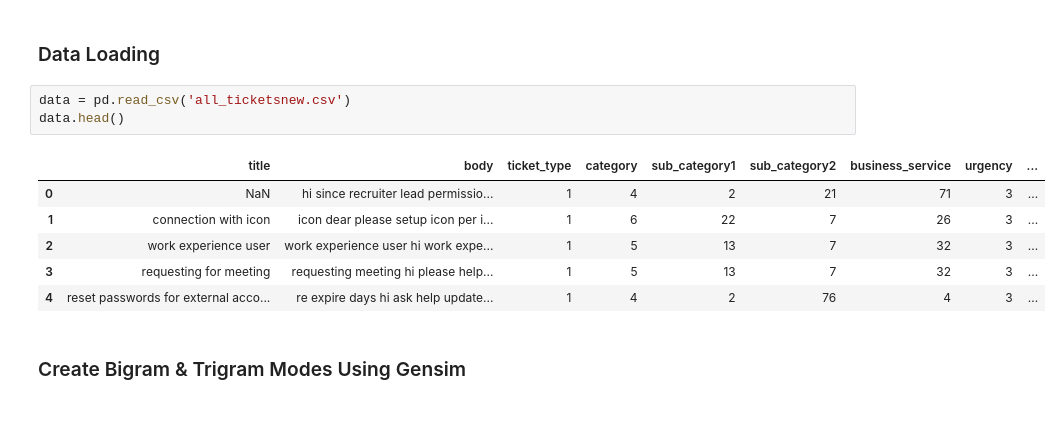
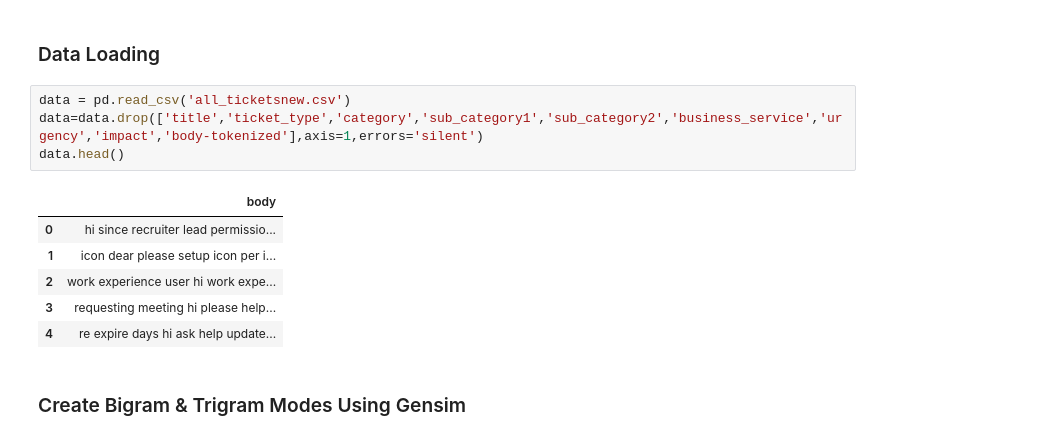
Before and after one commit to abhi1512/Service-Request_Classification, a Jupyter notebook: IncidentThemesTopicModelling.ipynb, the cells around one changed output. Drawn from its saved outputs; the diff is of its cells as text.

```diff
--- a/IncidentThemesTopicModelling.ipynb
+++ b/IncidentThemesTopicModelling.ipynb
@@ -104,14 +104,15 @@ Solving for the current objective we will be using python version 3.7.6
 ### Data Loading
 # %%
 data = pd.read_csv('all_ticketsnew.csv')
+data=data.drop(['title','ticket_type','category','sub_category1','sub_category2','business_service','urgency','impact','body-tokenized'],axis=1,errors='silent')
 data.head()
 # %% [output]
-|  | title | body | ticket_type | category | sub_category1 | sub_category2 | business_service | urgency | ... |
-| 0 | NaN | hi since recruiter lead permissio... | 1 | 4 | 2 | 21 | 71 | 3 | ... |
-| 1 | connection with icon | icon dear please setup icon per i... | 1 | 6 | 22 | 7 | 26 | 3 | ... |
-| 2 | work experience user | work experience user hi work expe... | 1 | 5 | 13 | 7 | 32 | 3 | ... |
-| 3 | requesting for meeting | requesting meeting hi please help... | 1 | 5 | 13 | 7 | 32 | 3 | ... |
-| 4 | reset passwords for external acco... | re expire days hi ask help update... | 1 | 4 | 2 | 76 | 4 | 3 | ... |
+|  | body |
+| 0 | hi since recruiter lead permissio... |
+| 1 | icon dear please setup icon per i... |
+| 2 | work experience user hi work expe... |
+| 3 | requesting meeting hi please help... |
+| 4 | re expire days hi ask help update... |
 # %% [markdown]
 ### Create Bigram & Trigram Modes Using Gensim
 # %%
```
Also changed, not shown: parts of 12 cells of this notebook, 1 other file.
